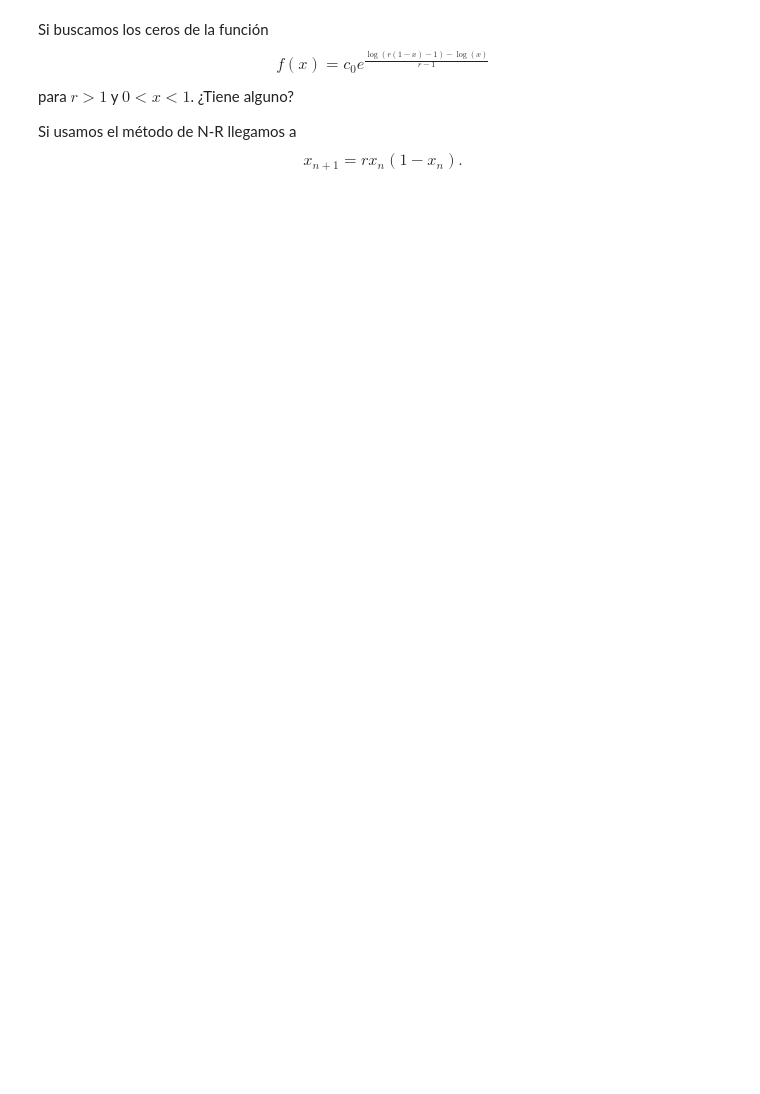
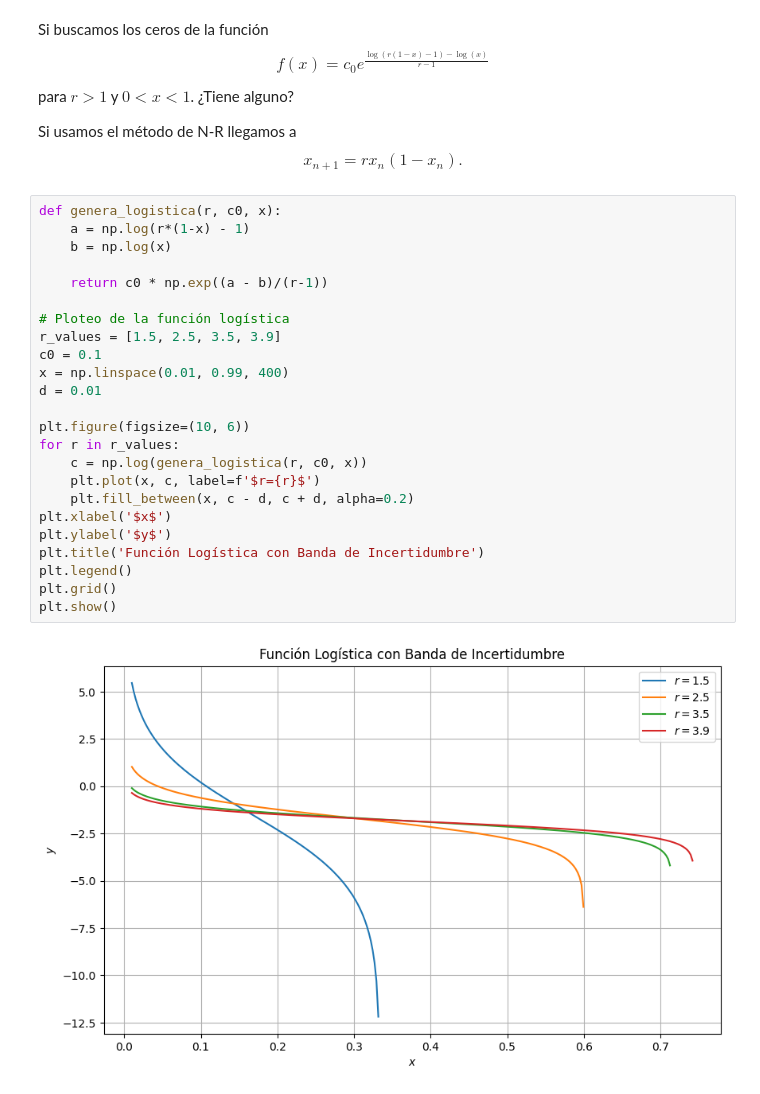
Before and after one commit to fcolavecchia/fisica-computacional-ib, a Jupyter notebook: Colabs/02.1_Newton-Raphson.ipynb, the cells around one changed output. Drawn from its saved outputs; the diff is of its cells as text; blank space fills up the shorter version.

Commit message:
Agrego grafico de logística

```diff
--- a/Colabs/02.1_Newton-Raphson.ipynb
+++ b/Colabs/02.1_Newton-Raphson.ipynb
@@ -260,3 +261,29 @@ Si usamos el método de N-R llegamos a
 $$
 x_{n+1}= r x_n(1-x_n).
 $$
+# %%
+def genera_logistica(r, c0, x):
+    a = np.log(r*(1-x) - 1)
+    b = np.log(x)
+
+    return c0 * np.exp((a - b)/(r-1))
+
+# Ploteo de la función logística
+r_values = [1.5, 2.5, 3.5, 3.9]
+c0 = 0.1
+x = np.linspace(0.01, 0.99, 400)
+d = 0.01
+
+plt.figure(figsize=(10, 6))
+for r in r_values:
+    c = np.log(genera_logistica(r, c0, x))
+    plt.plot(x, c, label=f'$r={r}$')
+    plt.fill_between(x, c - d, c + d, alpha=0.2)
+plt.xlabel('$x$')
+plt.ylabel('$y$')
+plt.title('Función Logística con Banda de Incertidumbre')
+plt.legend()
+plt.grid()
+plt.show()
+# %% [output]
+[figure, added]
```
Also changed, not shown: parts of 6 cells of this notebook, 1 other file.
